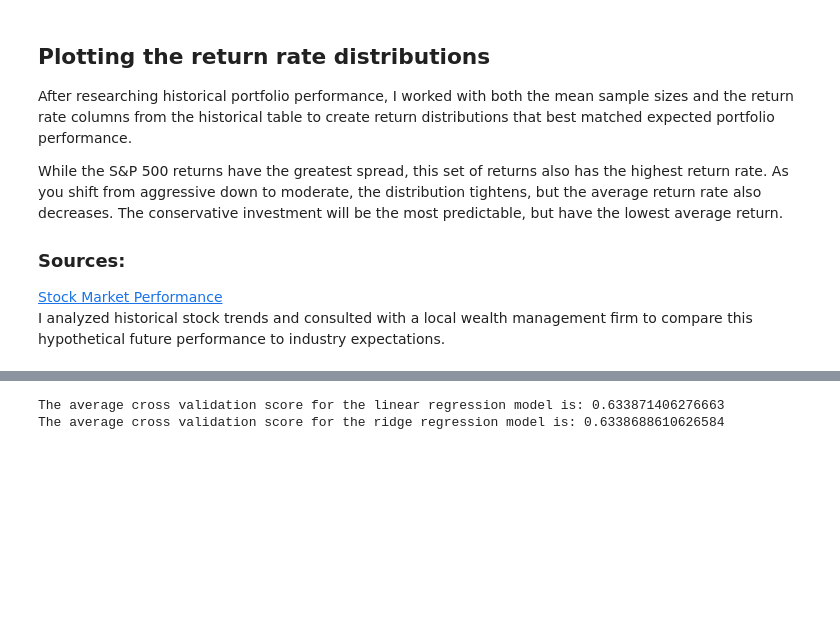
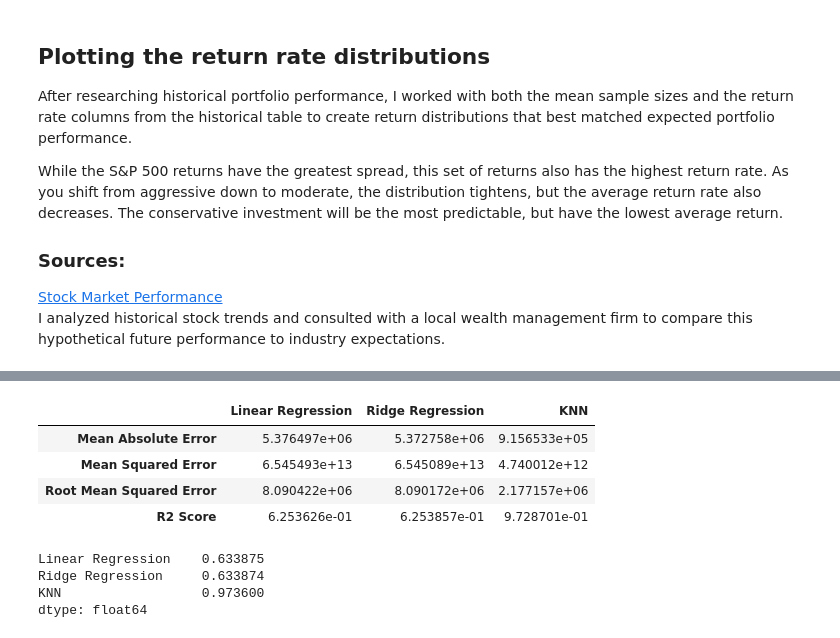
Before and after one commit to BotanicalAmy/Retirement-Forecaster, a Jupyter notebook: Retirement_Simulator.ipynb, the cells around one changed output, grey strips where cells are left out. Drawn from its saved outputs; the diff is of its cells as text; code cells hidden in the pictures; blank space fills up the shorter version.

```diff
--- a/Retirement_Simulator.ipynb
+++ b/Retirement_Simulator.ipynb
@@ -418,16 +366,0 @@ plt.show()
-# %%
-
-#cross validate the linear regression model
-cv = KFold(n_splits=5, shuffle=True, random_state=42)
-cv_scores = cross_val_score(lin_reg, X, y, cv=cv)
-cv_scores.mean()
-
-#cross validate the ridge regression model
-cv_scores_ridge = cross_val_score(ridge, X, y, cv=cv)
-cv_scores_ridge.mean()
-
-print(f'The average cross validation score for the linear regression model is: {cv_scores.mean()}')
-print(f'The average cross validation score for the ridge regression model is: {cv_scores_ridge.mean()}')
-# %% [output]
-The average cross validation score for the linear regression model is: 0.633871406276663
-The average cross validation score for the ridge regression model is: 0.6338688610626584
@@ -435,0 +367,55 @@ The average cross validation score for the ridge regression model is: 0.63386886
+# %%
+#splitting the data into training and testing sets
+X = forecast_results_num.drop('Final Value', axis=1)
+y = forecast_results_num['Final Value']
+X_train, X_test, y_train, y_test = train_test_split(X, y, test_size=0.2, random_state=42)
+
+#linear regression pipeline
+lr_pipe = Pipeline(steps=[('scaler', StandardScaler()),
+                ('regression', LinearRegression())])
+
+# print(lr_pipe.get_params()) --> saving this code to remind myself how to look up the parameters for the grid search
+lr_grid = GridSearchCV(estimator=lr_pipe, n_jobs=-1, param_grid={'regression__fit_intercept': [True, False], 'scaler__with_mean': [True, False], 'scaler__with_std': [True, False]})
+lin_reg = lr_grid.fit(X_train, y_train)
+y_pred = lin_reg.predict(X_test)
+
+#ridge regression pipeline
+rr_pipe = Pipeline(steps=[('scaler', StandardScaler()),
+                ('regression', Ridge())])
+rr_grid = GridSearchCV(estimator=rr_pipe, n_jobs=-1, param_grid={'regression__alpha': [0.1, 1, 10, 100, 1000]})
+rr_grid = rr_grid.fit(X_train, y_train)
+y_pred_ridge = rr_grid.predict(X_test)
+
+#knn pipeline
+k_pipe = Pipeline(steps=[('scaler', StandardScaler()),
+                ('regression', KNeighborsRegressor())])
+k_grid = GridSearchCV(estimator=k_pipe, n_jobs=-1, param_grid={'regression__n_neighbors': [3, 5, 7, 9, 11], 'regression__metric': ['euclidean', 'minkowski','manhattan'], 'regression__weights': ['uniform', 'distance']})
+k_grid = k_grid.fit(X_train, y_train)
+k_pred = k_grid.predict(X_test)
+
+
+#evaluating the model metrics
+model_evaluation = pd.DataFrame({'Linear Regression': [metrics.mean_absolute_error(y_test, y_pred), metrics.mean_squared_error(y_test, y_pred), np.sqrt(metrics.mean_squared_error(y_test, y_pred)), metrics.r2_score(y_test, y_pred)],
+                                'Ridge Regression': [metrics.mean_absolute_error(y_test, y_pred_ridge), metrics.mean_squared_error(y_test, y_pred_ridge), np.sqrt(metrics.mean_squared_error(y_test, y_pred_ridge)), metrics.r2_score(y_test,y_pred_ridge)],
+                                'KNN': [metrics.mean_absolute_error(y_test, k_pred), metrics.mean_squared_error(y_test, k_pred), np.sqrt(metrics.mean_squared_error(y_test, k_pred)), metrics.r2_score(y_test, k_pred)]},
+                               index=['Mean Absolute Error', 'Mean Squared Error', 'Root Mean Squared Error', 'R2 Score'])
+model_evaluation
+# %% [output]
+|  | Linear Regression | Ridge Regression | KNN |
+| Mean Absolute Error | 5.376497e+06 | 5.372758e+06 | 9.156533e+05 |
+| Mean Squared Error | 6.545493e+13 | 6.545089e+13 | 4.740012e+12 |
+| Root Mean Squared Error | 8.090422e+06 | 8.090172e+06 | 2.177157e+06 |
+| R2 Score | 6.253626e-01 | 6.253857e-01 | 9.728701e-01 |
+# %%
+#using cross validation to determine the best model
+cv = KFold(n_splits=5, shuffle=True, random_state=42)
+lr_scores = cross_val_score(lin_reg, X, y, cv=cv, scoring='r2')
+rr_scores = cross_val_score(rr_grid, X, y, cv=cv, scoring='r2')
+k_scores = cross_val_score(k_grid, X, y, cv=cv, scoring='r2')
+cv_scores = pd.DataFrame({'Linear Regression': lr_scores, 'Ridge Regression': rr_scores, 'KNN': k_scores})
+cv_scores.mean()
+# %% [output]
+Linear Regression    0.633875
+Ridge Regression     0.633874
+KNN                  0.973600
+dtype: float64
```
Also changed, not shown: parts of 13 cells of this notebook, 3 other files.
